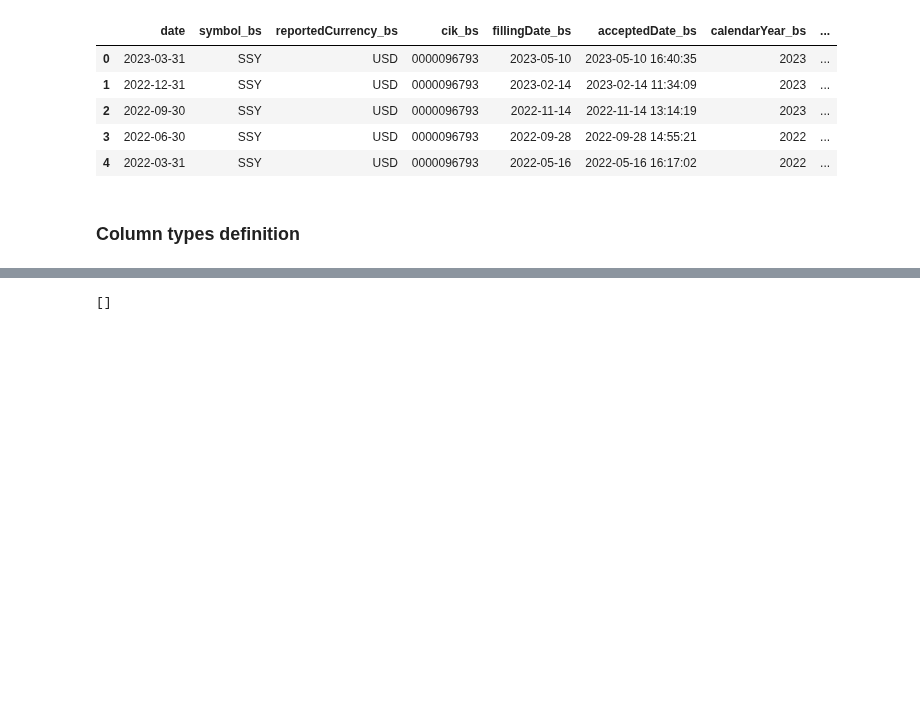
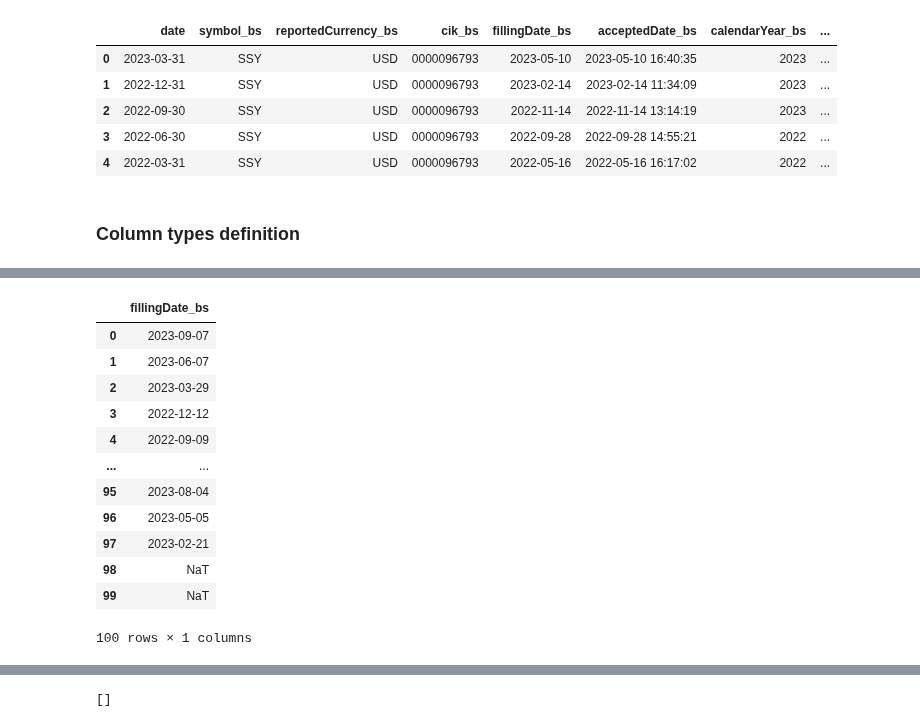
Before and after one commit to simonjpc/value_investment, a Jupyter notebook: various-tests-extraction-system-design.ipynb, the cells around one changed output, grey strips where cells are left out. Saved outputs shown, nothing was run; the diff lists cells and outputs as text; code cells hidden in the pictures; blank space fills up the shorter version.

```diff
--- a/various-tests-extraction-system-design.ipynb
+++ b/various-tests-extraction-system-design.ipynb
@@ -228,3 +270,19 @@ LINE 1: SELECT * FROM financial_stmts;
+# %%
+df
+# %% [output]
+|  | fillingDate_bs |
+| 0 | 2023-09-07 |
+| 1 | 2023-06-07 |
+| 2 | 2023-03-29 |
+| 3 | 2022-12-12 |
+| 4 | 2022-09-09 |
+| ... | ... |
+| 95 | 2023-08-04 |
+| 96 | 2023-05-05 |
+| 97 | 2023-02-21 |
+| 98 | NaT |
+| 99 | NaT |
+100 rows × 1 columns
 # %%
 # to check active connections
 query = "SELECT * FROM pg_stat_activity;"
```
Also changed, not shown: parts of 11 cells of this notebook.
